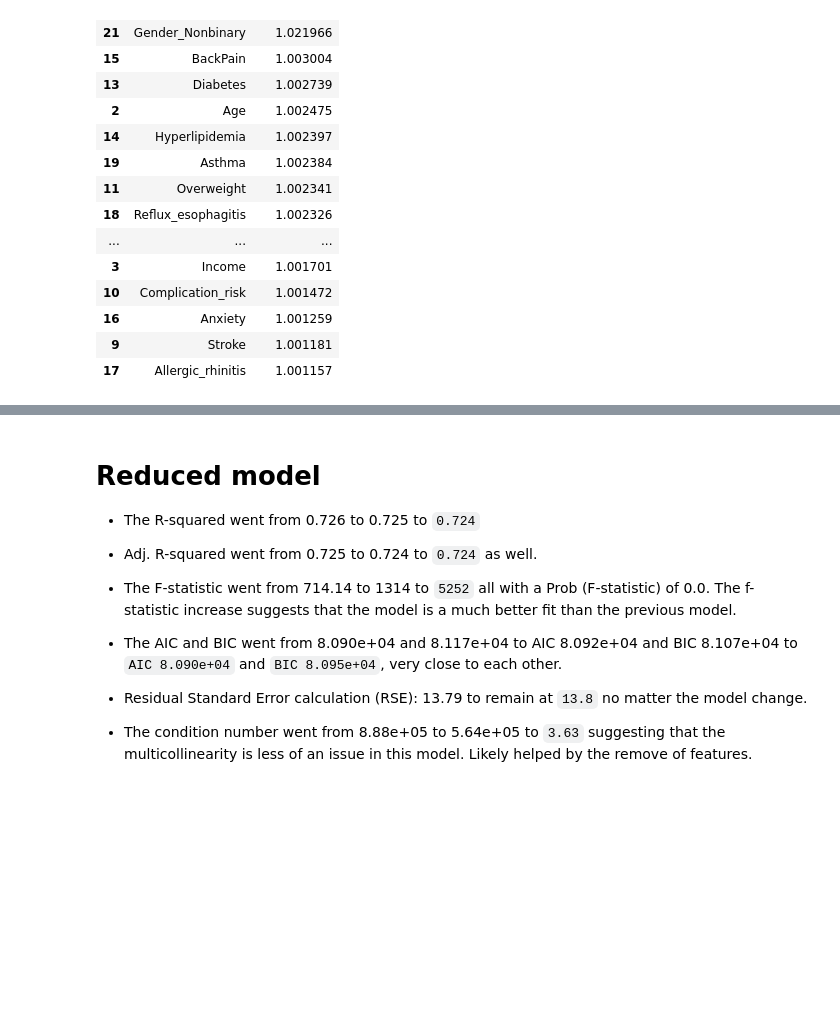
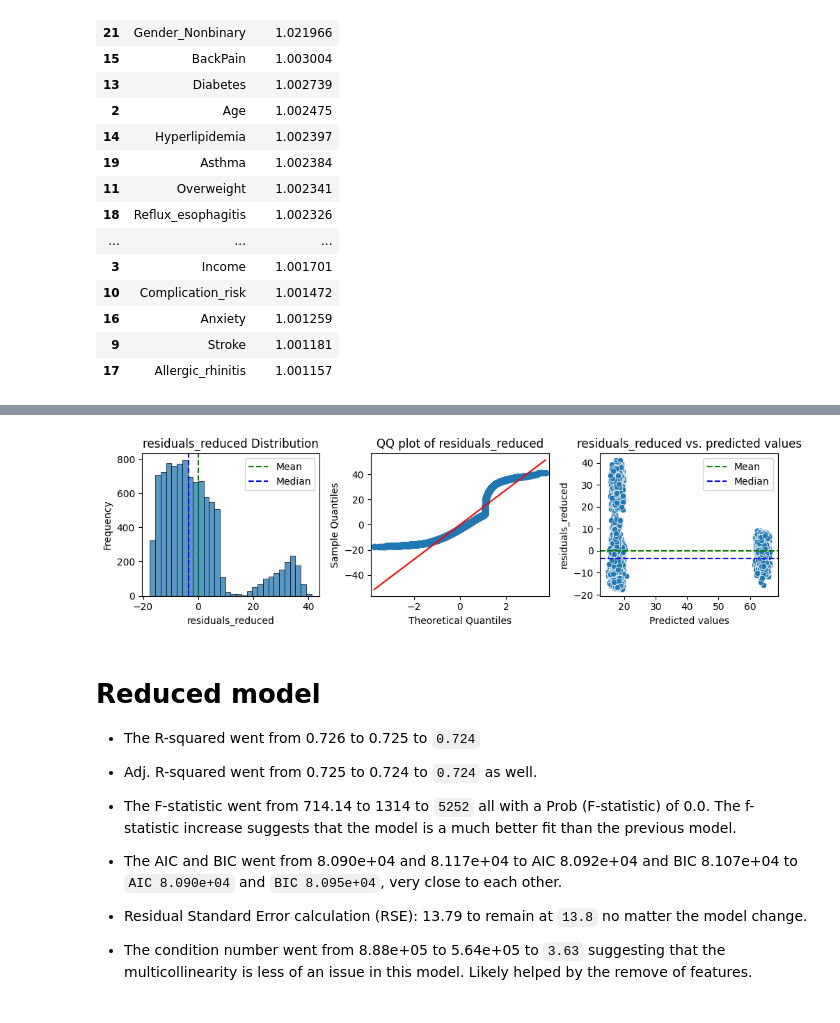
Before and after one commit to vertigoa/master, a Jupyter notebook: d208_task_1ef.ipynb, the cells around one changed output, grey strips where cells are left out. Cells and saved outputs as stored; diff of their text form; code cells hidden in the pictures; blank space fills up the shorter version.

```diff
--- a/d208_task_1ef.ipynb
+++ b/d208_task_1ef.ipynb
@@ -243,0 +253,3 @@ residual_plot()
+# %%
+residuals_reduced = model_reduced.resid
+residuals_reduced
@@ -244,3 +270,43 @@ residual_plot()
+# %%
+# Plot the residuals_reduced
+fig, axes = plt.subplots(1, 3, figsize=(10, 3))
+
+# residuals_reduced Distribution
+sns.histplot(residuals_reduced, bins=30, ax=axes[0])
+axes[0].set_xlabel('residuals_reduced')
+axes[0].set_ylabel('Frequency')
+axes[0].set_title('residuals_reduced Distribution')
+
+# Add mean and median lines to the histogram
+mean_residuals_reduced = residuals_reduced.mean()
+median_residuals_reduced = residuals_reduced.median()
+axes[0].axvline(x=mean_residuals_reduced, color='green', linestyle='--', label='Mean')
+axes[0].axvline(x=median_residuals_reduced, color='blue', linestyle='--', label='Median')
+axes[0].legend()
+
+# QQ plot of residuals_reduced
+sm.qqplot(residuals_reduced, line='s', ax=axes[1])
+axes[1].set_xlabel("Theoretical Quantiles")
+axes[1].set_ylabel("Sample Quantiles")
+axes[1].set_title("QQ plot of residuals_reduced")
+
+plt.axhline(y=0, color='red', linestyle='--')
+sns.scatterplot(x=predictions, y=residuals_reduced, ax=axes[2])
+axes[2].set_xlabel("Predicted values")
+axes[2].set_ylabel("residuals_reduced")
+axes[2].set_title("residuals_reduced vs. predicted values")
+
+# Add mean and median lines to the residuals_reduced plot
+mean_residuals_reduced = residuals_reduced.mean()
+median_residuals_reduced = residuals_reduced.median()
+axes[2].axhline(y=mean_residuals_reduced, color='green', linestyle='--', label='Mean')
+axes[2].axhline(y=median_residuals_reduced, color='blue', linestyle='--', label='Median')
+axes[2].legend()
+
+plt.tight_layout()
+plt.show()
+# %% [output]
+[figure, added]
 # %% [markdown]
 # Reduced model
 - The R-squared went from 0.726 to 0.725 to `0.724`
```
Also changed, not shown: parts of 9 cells of this notebook, 1 other file.
